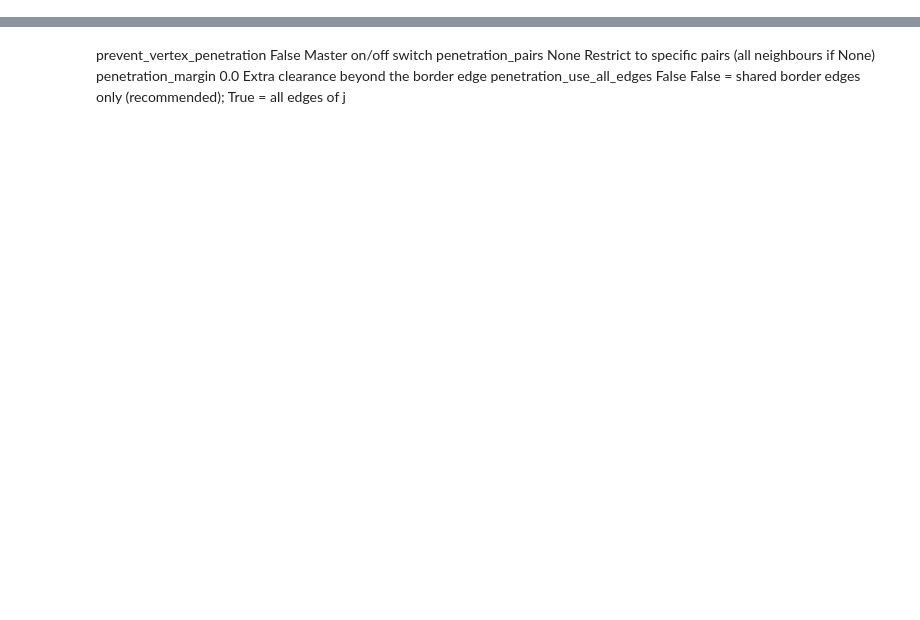
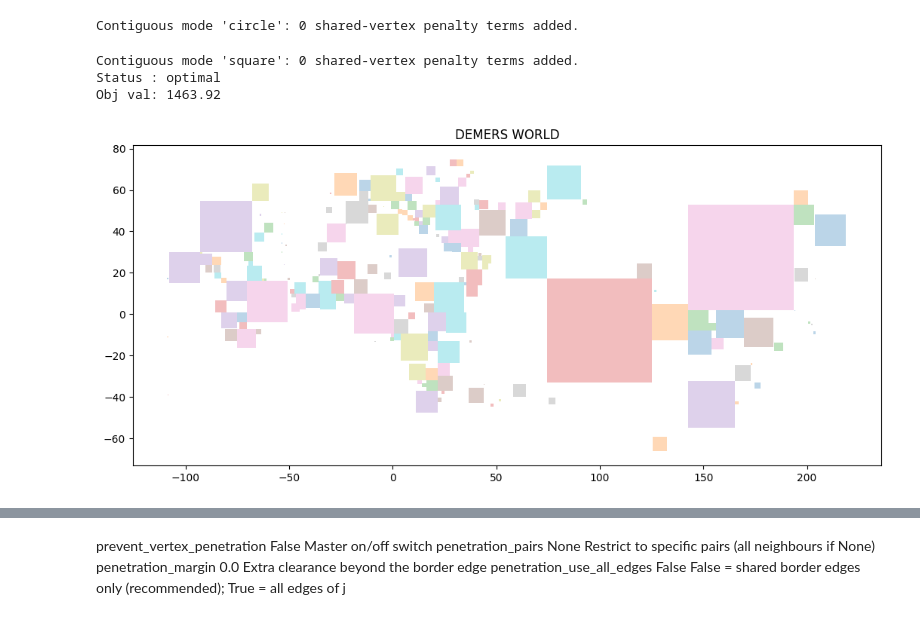
Before and after one commit to kuenem/Cartogram-Framework, a Jupyter notebook: Cartogram Framework/notebooks/exploration.ipynb, the cells around one changed output, grey strips where cells are left out. Cells and saved outputs as stored; diff of their text form; code cells hidden in the pictures; blank space fills up the shorter version.

```diff
--- a/Cartogram Framework/notebooks/exploration.ipynb
+++ b/Cartogram Framework/notebooks/exploration.ipynb
@@ -25,0 +48,14 @@ level = 'states'
+# %%
+# DORLING Test
+new_polys, areas, status, val, leaders, target_areas = CartogramFramework_global(polygons, target_areas, fixed_points=None, shape="circle", target_centers=target_positions, horizontal_pairs=horizontal_pairs, vertical_pairs=vertical_pairs, neighboring_pairs=neighbours, shared_vertices_of_neighbors=shared_verts, gamma=0.0, lambda_shape=0.1, lambda_area=1.0, lambda_center=0.3, lambda_topology=1.0, lambda_repulsion=0.2, lambda_vertex_distance=0.5, vertex_distance_margin=1.3, postprocess_resolve_overlaps=True, postprocess_resolve_overlaps_resolution=1000)
+plot_polys(new_polys, title="NEW DORLING WORLD", centroids=False, legend=False, target_centers=None, svg=True)
+# %% [output]
+Contiguous mode 'circle': 0 shared-vertex penalty terms added.
+# %%
+# NON-CONTIGUOUS Test
+new_polys, areas, status, val, leaders, target_areas = CartogramFramework_global(polygons, target_areas, fixed_points=None, shape="original", target_centers=target_positions, lambda_shape=0.0, lambda_area=0.0, lambda_center=0.0, lambda_topology=0.0, lambda_contiguous=0.0, soft_mean_scale=False, t_min=1.0, t_max=1.0)
+plot_polys(new_polys, title="NEW NON-CONTIGUOUS WORLD", centroids=False, legend=False, target_centers=None, svg=True)
+# %%
+# CONTIGUOUS Test
+new_polys, areas, status, val, leaders, target_areas = CartogramFramework_global(polygons, target_areas, fixed_points=None, shape="contiguous2", target_centers=target_positions, horizontal_pairs=horizontal_pairs, vertical_pairs=vertical_pairs, neighboring_pairs=neighbours, shared_vertices_of_neighbors=shared_verts, soft_mean_scale=True, lambda_contiguous=1.0, contiguous_use_topology=False, postprocess_contiguous=True, postprocess_resolve_overlaps=True, postprocess_resolve_overlaps_resolution=1000)
+plot_polys(new_polys, title="NEW CONTIGUOUS WORLD", centroids=False, legend=False, target_centers=None, svg=True)
@@ -26,27 +236,33 @@ level = 'states'
 # %%
-# new_polys, areas, status, val, leaders, target_areas = \
-#     CartogramFramework_global(
-#         polygons=polygons,
-#         target_areas=target_areas,
-#         fixed_points=None,             # → uses polygon centroids as origins
-#         shape="square",             # "circle", "square", or "contiguous"
-#         target_centers=target_positions,
-#         horizontal_pairs=horizontal_pairs,
-#         vertical_pairs=vertical_pairs,
-#         neighboring_pairs=neighbouring_pairs(polygons),
-#         shared_vertices_of_neighbors=shared_vertices_of_neighbors(polygons),
+# DEMERS Test
+new_polys, areas, status, val, leaders, target_areas = \
+    CartogramFramework_global(
+        polygons=polygons,
+        target_areas=target_areas,
+        fixed_points=None,             # → uses polygon centroids as origins
+        shape="square",             # "circle", "square", or "contiguous"
+        target_centers=target_positions,
+        horizontal_pairs=horizontal_pairs,
+        vertical_pairs=vertical_pairs,
+        neighboring_pairs=neighbouring_pairs(polygons),
+        shared_vertices_of_neighbors=shared_vertices_of_neighbors(polygons),
 
-#         lambda_shape=0.1,    # small; E_square ≈ 0 once squares are pre-built # Demers: 0.1
-#         lambda_area=1.0,      # Demers 1.0
-#         lambda_center=0.0,    # TOP variant (Fig. 1 left) — purely minimise gaps # Demers: 0,0
-#         lambda_topology=1.0,  # paper's objective (1): min Σ h_ij + v_ij # Demers: 1.0
+        lambda_shape=0.1,    # small; E_square ≈ 0 once squares are pre-built # Demers: 0.1
+        lambda_area=1.0,      # Demers 1.0
+        lambda_center=0.0,    # TOP variant (Fig. 1 left) — purely minimise gaps # Demers: 0,0
+        lambda_topology=1.0,  # paper's objective (1): min Σ h_ij + v_ij # Demers: 1.0
 
-#         gamma=0.0,            # pure E_square — REQUIRED for Demers
-#         beta=1.0,
-#         alpha=1.0,
-#         epsilon=1e-2,
-#         b=1e-2,
-#         t_min=0.01,
-#         shape_deformation=0.0,  # triggers make_square() until patch is applied
-#     )
-# plot_polys(new_polys, title="Optimized Polygons", centroids=False, legend=False, target_centers=None)
+        gamma=0.0,            # pure E_square — REQUIRED for Demers
+        beta=1.0,
+        alpha=1.0,
+        epsilon=1e-2,
+        b=1e-2,
+        t_min=0.01,
+        shape_deformation=0.0,  # triggers make_square() until patch is applied
+    )
+plot_polys(new_polys, title="DEMERS WORLD", centroids=False, legend=False, target_centers=None, svg=True)
+# %% [output]
+Contiguous mode 'square': 0 shared-vertex penalty terms added.
+Status : optimal
+Obj val: 1463.92
+[figure, added]
```
Also changed, not shown: parts of 31 cells of this notebook, 31 other files.
